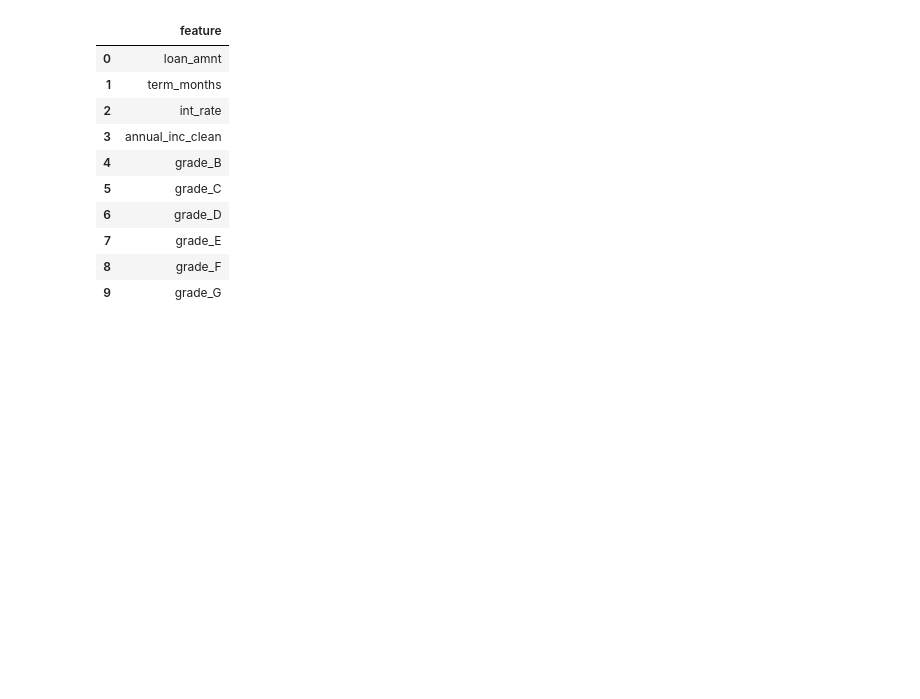
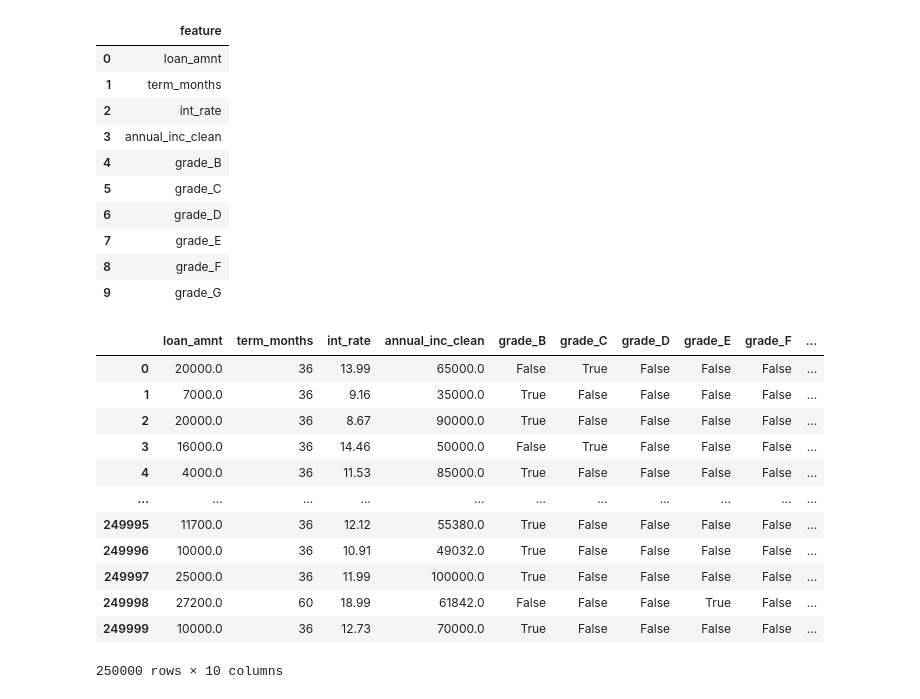
Before and after one commit to thioune04/credit-climate-risk-lab, a Jupyter notebook: notebooks/04_FEATURE_ENGINEERING.ipynb, the cells around one changed output. Cells and saved outputs as stored; diff of their text form; code cells hidden in the pictures; blank space fills up the shorter version.

```diff
--- a/notebooks/04_FEATURE_ENGINEERING.ipynb
+++ b/notebooks/04_FEATURE_ENGINEERING.ipynb
@@ -126,3 +126,19 @@ feature_list.head(20)
 | 7 | grade_E |
 | 8 | grade_F |
 | 9 | grade_G |
+# %%
+X
+# %% [output]
+|  | loan_amnt | term_months | int_rate | annual_inc_clean | grade_B | grade_C | grade_D | grade_E | grade_F | ... |
+| 0 | 20000.0 | 36 | 13.99 | 65000.0 | False | True | False | False | False | ... |
+| 1 | 7000.0 | 36 | 9.16 | 35000.0 | True | False | False | False | False | ... |
+| 2 | 20000.0 | 36 | 8.67 | 90000.0 | True | False | False | False | False | ... |
+| 3 | 16000.0 | 36 | 14.46 | 50000.0 | False | True | False | False | False | ... |
+| 4 | 4000.0 | 36 | 11.53 | 85000.0 | True | False | False | False | False | ... |
+| ... | ... | ... | ... | ... | ... | ... | ... | ... | ... | ... |
+| 249995 | 11700.0 | 36 | 12.12 | 55380.0 | True | False | False | False | False | ... |
+| 249996 | 10000.0 | 36 | 10.91 | 49032.0 | True | False | False | False | False | ... |
+| 249997 | 25000.0 | 36 | 11.99 | 100000.0 | True | False | False | False | False | ... |
+| 249998 | 27200.0 | 60 | 18.99 | 61842.0 | False | False | False | True | False | ... |
+| 249999 | 10000.0 | 36 | 12.73 | 70000.0 | True | False | False | False | False | ... |
+250000 rows × 10 columns
```
Also changed, not shown: parts of 1 cell of this notebook, 7 other files.
